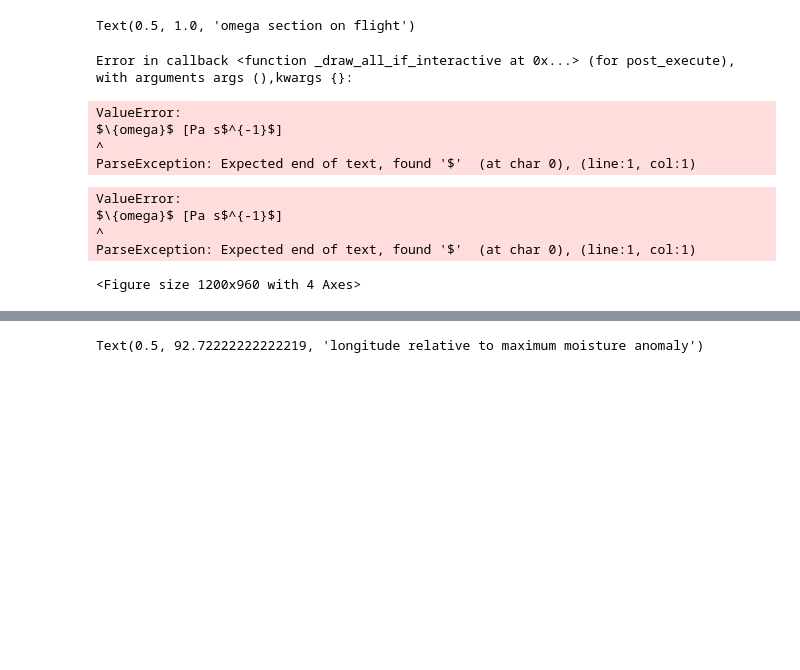
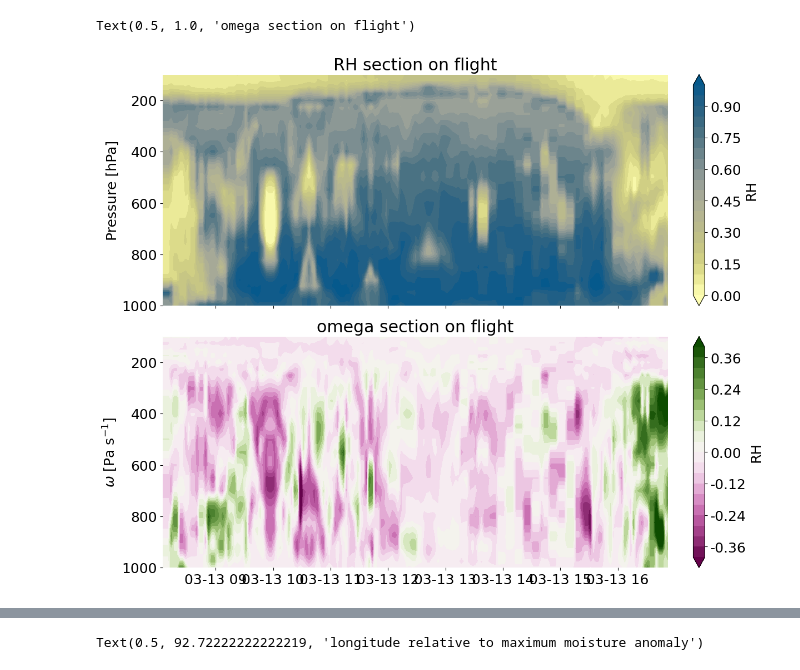
Before and after one commit to fepit/haloac3_moistintrusion, a Jupyter notebook: hac3_paper.ipynb, the cells around one changed output, grey strips where cells are left out. Saved outputs shown, nothing was run; the diff lists cells and outputs as text; code cells hidden in the pictures; blank space fills up the shorter version.

```diff
--- a/hac3_paper.ipynb
+++ b/hac3_paper.ipynb
@@ -571,44 +454,35 @@ plt.savefig('/Users/fpithan/Documents/haloac3_paper/hac3_era_rhcross_lon_f3.pdf'
 # %%
 # plot ERA5 curtain on flight track
 w,h=plt.figaspect(0.8)
 fig,axes=plt.subplots(2,1,sharex=True,figsize=(2*w,2*h),layout='constrained')
 
 #plot relative humidity w.r.t water computed from T and q
 cm=fig.axes[0].contourf(flighttime[::180],f_q.plev/100,compute_rh(f_t.var130.sel(lon=flightlon[::180],lat=flightlat[::180],time=flighttime[::180],method='nearest'),f_q.var133.sel(lon=flightlon[::180],lat=flightlat[::180],time=flighttime[::180],method='nearest'),f_t.plev).transpose(),levels=np.linspace(0.00,1.00,21),cmap=cmcr.nuuk_r,extend='both')
 
 fig.axes[0].invert_yaxis()
 #ax1.set_xlim(-50,40)
 fig.axes[0].set_ylim(1000,100)
 fig.axes[0].set_ylabel('Pressure [hPa]')
 
 cbar=plt.colorbar(cm,ax=fig.axes[0],format="%0.2f")
 cbar.ax.set_ylabel('RH')
 
 fig.axes[0].set_title('RH section on flight')
 
 cm=fig.axes[1].contourf(flighttime[::180],f_q.plev/100,f_w.var135.sel(lon=flightlon[::180],lat=flightlat[::180],time=flighttime[::180],method='nearest').transpose(),levels=np.linspace(-0.4,0.4,21),cmap=cmcr.bam,extend='both')
 
 fig.axes[1].invert_yaxis()
 #ax1.set_xlim(-50,40)
 fig.axes[1].set_ylim(1000,100)
-fig.axes[1].set_ylabel('$\{omega}$ [Pa s$^{-1}$]')
+fig.axes[1].set_ylabel('$\omega$ [Pa s$^{-1}$]')
 
 cbar=plt.colorbar(cm,ax=fig.axes[1],format="%0.2f")
 cbar.ax.set_ylabel('RH')
 
 fig.axes[1].set_title('omega section on flight')
 # %% [output]
 Text(0.5, 1.0, 'omega section on flight')
-Error in callback <function _draw_all_if_interactive at 0x...> (for post_execute), with arguments args (),kwargs {}:
-ValueError:
-$\{omega}$ [Pa s$^{-1}$]
-^
-ParseException: Expected end of text, found '$'  (at char 0), (line:1, col:1)
-ValueError:
-$\{omega}$ [Pa s$^{-1}$]
-^
-ParseException: Expected end of text, found '$'  (at char 0), (line:1, col:1)
-<Figure size 1200x960 with 4 Axes>
+[figure, added]
 # %%
 #WALES plots from Georgios
 
```
Also changed, not shown: parts of 24 cells of this notebook.
